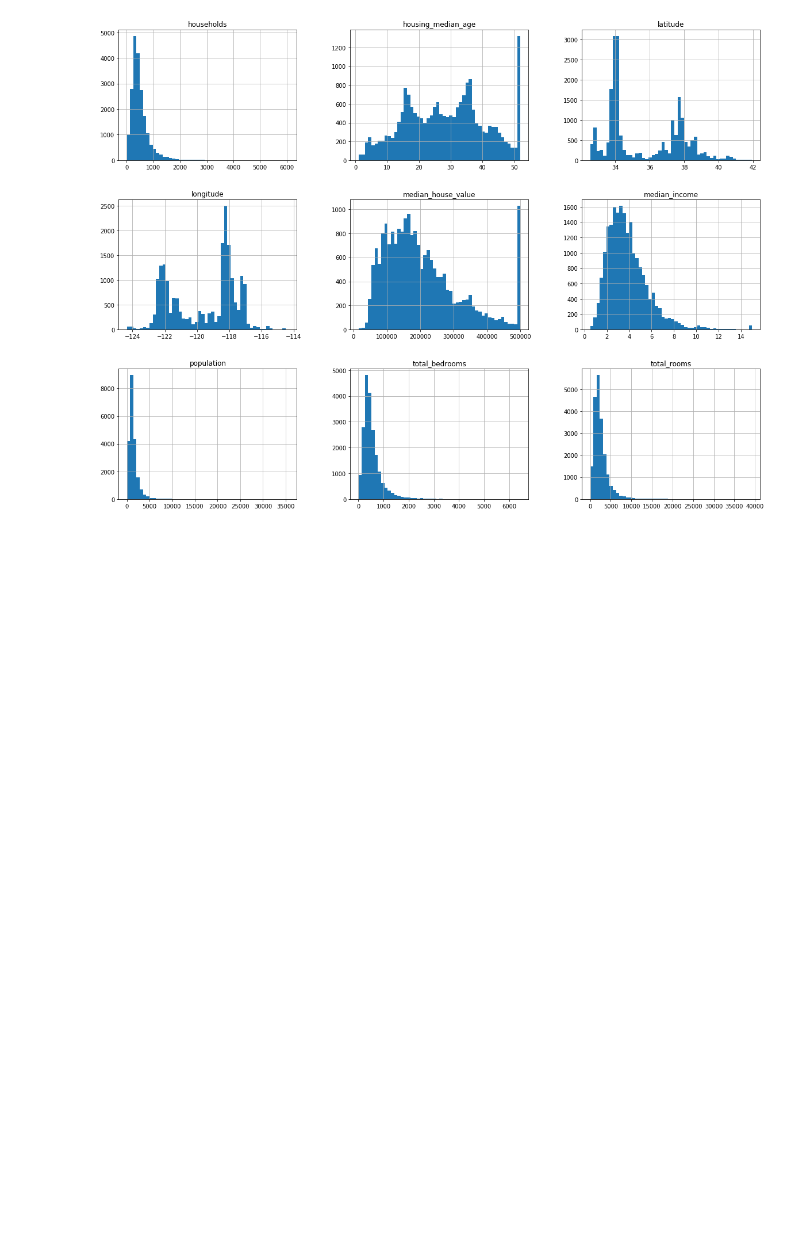
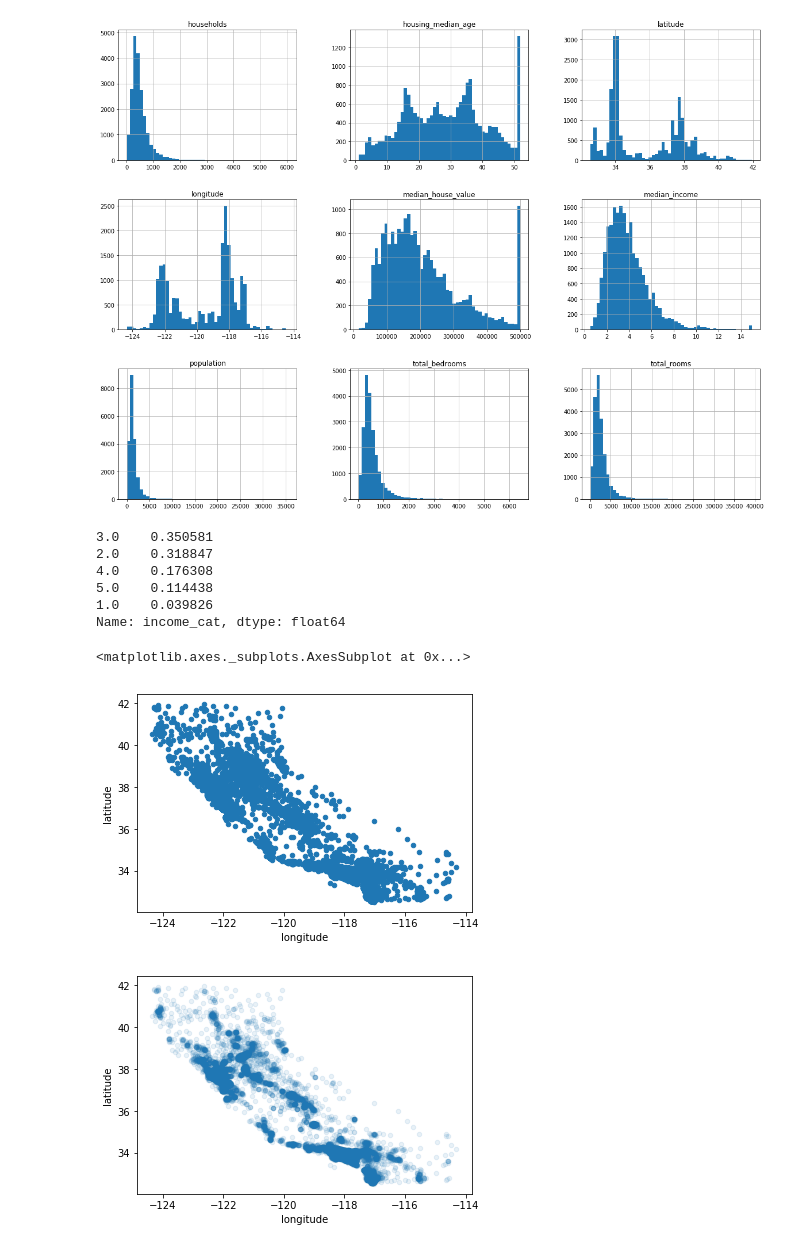
Before and after one commit to marcospm92/Hands-on-Machine-Learning-with-ScikitLearn-and-Tensorflow, a Jupyter notebook: Housing.ipynb, the cells around one changed output. Saved outputs shown, nothing was run; the diff lists cells and outputs as text; code cells hidden in the pictures; blank space fills up the shorter version.

```diff
--- a/Housing.ipynb
+++ b/Housing.ipynb
@@ -144,0 +159,48 @@ train_set, test_set = split_train_test_by_id(housing_with_id, 0.2, "index")
+# %%
+# Pero hacer el split de esta forma, sin tener en cuenta rasgos importantes del dataset, puede hacer que nuestros
+# sets estén sesgados, por tomar más datos de unos tipos que de otros sin ser los más representativos.
+# Supongamos que nos han dicho que los ingresos medios son un dato muy importante para predecir el coste medio
+# de la vivienda. Creamos una categoría dividiendo los ingresos por 1.5, redondeando arriba y metiendo >5 en 5.
+
+housing["income_cat"] = np.ceil(housing["median_income"] / 1.5)
+housing["income_cat"].where(housing["income_cat"] < 5, 5.0, inplace = True)
+
+split = StratifiedShuffleSplit(n_splits=1, test_size=0.2, random_state=42)
+for train_index, test_index in split.split(housing, housing["income_cat"]):
+    strat_train_set = housing.loc[train_index]
+    strat_test_set = housing.loc[test_index]
+
+# Comprobamos las proporciones de cada valor de income_cat
+housing["income_cat"].value_counts() / len(housing)
+
+# Ahora eliminamos income_cat para dejar los datos como estaban originalmente
+for set in (strat_train_set, strat_test_set):
+    set.drop(["income_cat"], axis = 1, inplace = True)
+
+# Hemos gastado mucho tiempo con los train y test set, pero es una parte muy importante del proyecto
+# %% [output]
+3.0    0.350581
+2.0    0.318847
+4.0    0.176308
+5.0    0.114438
+1.0    0.039826
+Name: income_cat, dtype: float64
+# %%
+# Vamos a crear una copia del dataset para poder jugar sin cargárnoslo
+
+housing = strat_train_set.copy()
+# %%
+# Como hay datos geográficos siempre está bien hacer un plot con ellos
+
+housing.plot(kind = "scatter", x = "longitude", y = "latitude")
+
+# La forma que obtenemos es la de California, lo cual indica que vamos bien. Añadimos un alpha de 0.1 para ver
+# las zonas de mayor y menor densidad de puntos con distinta opacidad
+
+housing.plot(kind = "scatter", x = "longitude", y = "latitude", alpha = 0.1)
+
+# Ahora vemos que las zonas de mayor densidad son los alrededores de Los Angeles, San Diego, Sacramento y Fresno
+# %% [output]
+<matplotlib.axes._subplots.AxesSubplot at 0x...>
+[figure, added]
+[figure, added]
```
Also changed, not shown: parts of 8 cells of this notebook.
